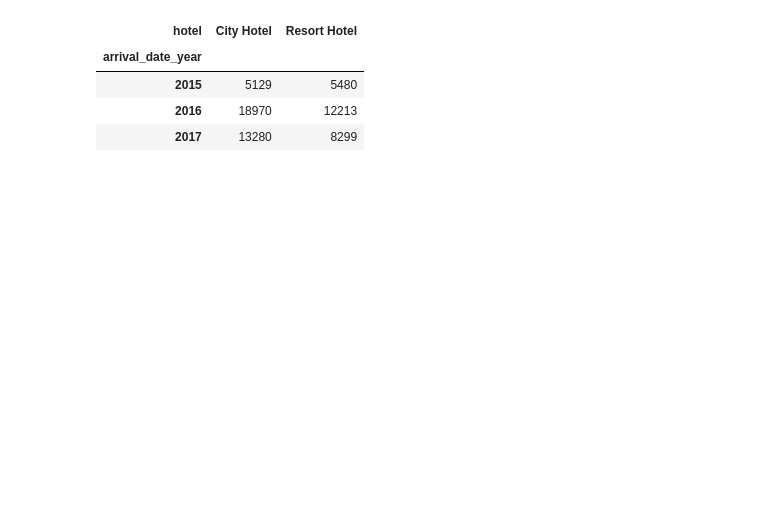
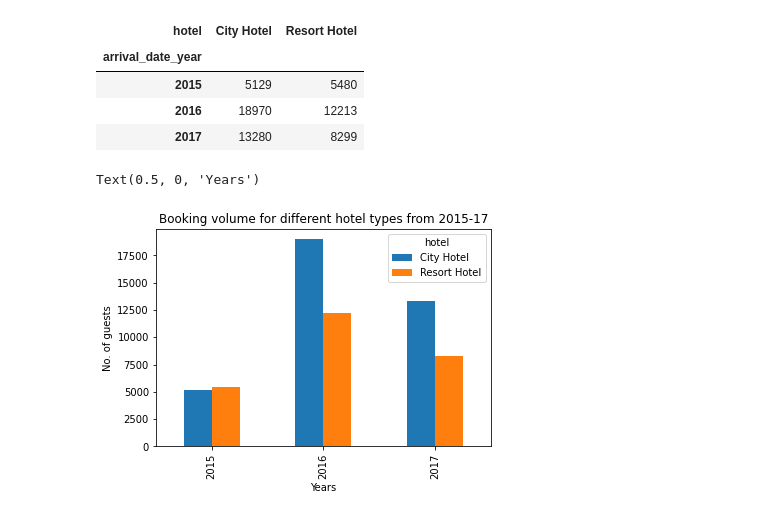
Before and after one commit to shubhro-jyoti/Hotel-Booking-analysis, a Jupyter notebook: Copy_of_Hotel_Booking_Analysis_Capstone_Project.ipynb, the cells around one changed output. Cells and saved outputs as stored; diff of their text form; code cells hidden in the pictures; blank space fills up the shorter version.

```diff
--- a/Copy_of_Hotel_Booking_Analysis_Capstone_Project.ipynb
+++ b/Copy_of_Hotel_Booking_Analysis_Capstone_Project.ipynb
@@ -296,10 +279,21 @@ resort_hotel_guests = df[(df['hotel']=='Resort Hotel') & (df['is_canceled']==0)]
 # %%
+# creating dataframe for number of guests per year from 2015 to 2017 for which bookings are not canceled
 df = df.loc[df['is_canceled'] == 0]
-a=df.groupby(['arrival_date_year','hotel'])['arrival_date_year'].count().unstack()
-a
+num_guests_yearly=df.groupby(['arrival_date_year','hotel'])['arrival_date_year'].count().unstack()
+num_guests_yearly
 # %% [output]
 | hotel | City Hotel | Resort Hotel |
 | arrival_date_year |  |  |
 | 2015 | 5129 | 5480 |
 | 2016 | 18970 | 12213 |
 | 2017 | 13280 | 8299 |
+# %%
+# plotting bar graph for observing the trend of bookings from 2015-17
+num_guests_yearly.plot(kind='bar')
+plt.rcParams['figure.figsize'] = (20, 10)
+plt.title('Booking volume for different hotel types from 2015-17')
+plt.ylabel('No. of guests')
+plt.xlabel('Years')
+# %% [output]
+Text(0.5, 0, 'Years')
+[figure, added]
```
Also changed, not shown: parts of 11 cells of this notebook.
